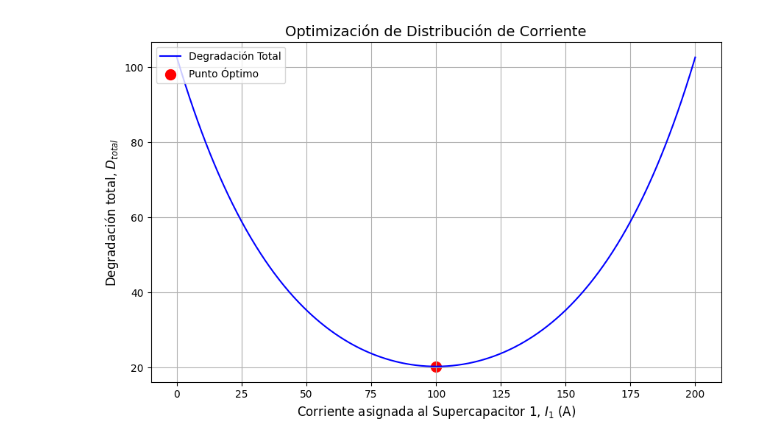
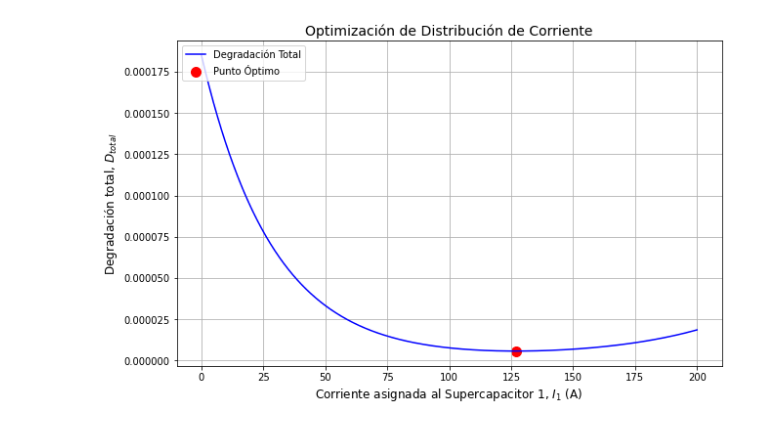
Before and after one commit to IsaMoral/Latex-Tikz-Figures-for-HESS, a Jupyter notebook: 15_HESS_Optimization.ipynb, the cells around one changed output. Drawn from its saved outputs; the diff is of its cells as text; code cells hidden in the pictures.

```diff
--- a/15_HESS_Optimization.ipynb
+++ b/15_HESS_Optimization.ipynb
@@ -1,40 +1,43 @@
 # %%
-# prompt: Plotear idea de optimizacion en pdf
-
 import numpy as np
 import matplotlib.pyplot as plt
-from matplotlib.backends.backend_pdf import PdfPages
+from matplotlib.backends.backend_svg import FigureCanvasSVG
 
 # Parámetros del modelo
-I_RMS1 = 30 / np.log(2)  # Factor de corriente SC1
-I_RMS2 = 30 / np.log(2)  # Factor de corriente SC2
-I_total = 200  # Corriente total a distribuir (A)
-num_points = 1000  # Resolución de la búsqueda
+I_RMS1 = 30 / np.log(2)  #  Factor de corriente SC1
+I_RMS2 = 20 / np.log(2)  #  Factor de corriente SC2
+I_total = 200            #  Corriente total a distribuir (A)
+deg_base = 1/1540/3600   #  degradacion base 1/1540[horas]/3600[sec/horas]
+num_points = 1000        #  Resolución de la búsqueda
 
 # Función de degradación total
 def degradation(I1):
-    return np.exp(I1 / I_RMS1) + np.exp((I_total - I1) / I_RMS2)
+    return deg_base*(np.exp(I1 / I_RMS1) + np.exp((I_total - I1) / I_RMS2))
 
 # Generar valores de I1
 I1_values = np.linspace(0, I_total, num_points)
 D_total = np.array([degradation(I1) for I1 in I1_values])
 
 # Encontrar el mínimo
 D_min = np.min(D_total)
 idx = np.argmin(D_total)
 I1_opt = I1_values[idx]
 
 # Configuración del gráfico
-plt.figure(figsize=(10, 6))  # Ajusta el tamaño de la figura
+fig = plt.figure(figsize=(10, 6))
 plt.plot(I1_values, D_total, 'b-', linewidth=1.5)
-plt.scatter(I1_opt, D_min, s=100, c='r', marker='o')  # Usa 'o' como marcador de círculo
+plt.scatter(I1_opt, D_min, s=100, c='r', marker='o')
 
 plt.xlabel('Corriente asignada al Supercapacitor 1, $I_1$ (A)', fontsize=12)
 plt.ylabel('Degradación total, $D_{total}$', fontsize=12)
 plt.title('Optimización de Distribución de Corriente', fontsize=14)
 plt.grid(True)
-plt.legend(['Degradación Total', 'Punto Óptimo'], loc='upper left', fontsize=10) # Ajusta la ubicación y tamaño de la leyenda
+plt.legend(['Degradación Total', 'Punto Óptimo'], loc='upper left', fontsize=10)
+
+# Exportar a SVG
+canvas = FigureCanvasSVG(fig)
+canvas.print_svg("15-MPC-Optimization.svg")
 
 plt.show()
 # %% [output]
-[figure, old version]
+[figure, new version]
```
Also changed, not shown: parts of 2 cells of this notebook.
